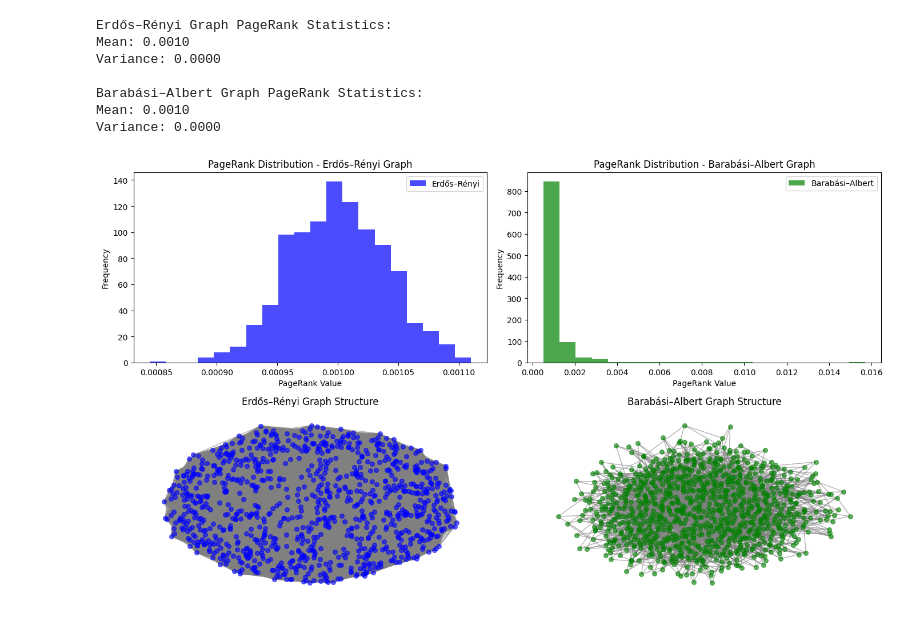
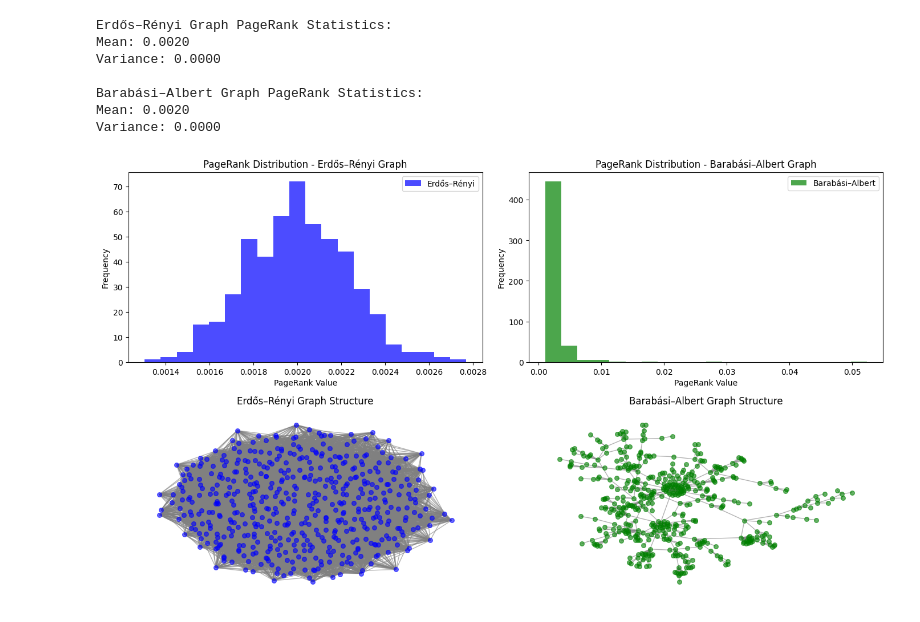
Before and after one commit to jonathan-fro/Ml-in-the-Web, a Jupyter notebook: Sheet01.ipynb, the cells around one changed output. Drawn from its saved outputs; the diff is of its cells as text; code cells hidden in the pictures.

```diff
--- a/Sheet01.ipynb
+++ b/Sheet01.ipynb
@@ -48,6 +48,7 @@ Exercise 2
 
 '''
 # %%
+# Solution for (b)
 # ChatGPT was used to create this demonstration
 
 import networkx as nx
@@ -56,9 +57,9 @@ import scipy.stats as stats
 import matplotlib.pyplot as plt
 
 # Parameters
-N = 1000        # Number of nodes
-p = 0.3       # Probability of edge creation for Erdős–Rényi model
-m = 3         # Number of edges to attach from a new node to existing nodes in BA model
+N = 500      # Number of nodes
+p = 0.1       # Probability of edge creation for Erdős–Rényi model
+m = 1        # Number of edges to attach from a new node to existing nodes in BA model
 
 # Generate Erdős–Rényi (ER) graph and Barabási–Albert (BA) graph
 G_ER = nx.erdos_renyi_graph(N, p)
@@ -100,33 +101,33 @@ plt.subplot(2, 2, 1)
 plt.hist(pr_values_ER, bins=20, color='blue', alpha=0.7, label='Erdős–Rényi')
 plt.title("PageRank Distribution - Erdős–Rényi Graph")
 plt.xlabel("PageRank Value")
 plt.ylabel("Frequency")
 plt.legend()
 
 plt.subplot(2, 2, 2)
 plt.hist(pr_values_BA, bins=20, color='green', alpha=0.7, label='Barabási–Albert')
 plt.title("PageRank Distribution - Barabási–Albert Graph")
 plt.xlabel("PageRank Value")
 plt.ylabel("Frequency")
 plt.legend()
 
 # Plot the graphs themselves
 plt.subplot(2, 2, 3)
 nx.draw(G_ER, node_size=30, node_color='blue', edge_color='gray', alpha=0.6, with_labels=False)
 plt.title("Erdős–Rényi Graph Structure")
 
 plt.subplot(2, 2, 4)
 nx.draw(G_BA, node_size=30, node_color='green', edge_color='gray', alpha=0.6, with_labels=False)
 plt.title("Barabási–Albert Graph Structure")
 
 plt.tight_layout()
 plt.show()
 # %% [output]
 Erdős–Rényi Graph PageRank Statistics:
-Mean: 0.0010
+Mean: 0.0020
 Variance: 0.0000
 
 Barabási–Albert Graph PageRank Statistics:
-Mean: 0.0010
+Mean: 0.0020
 Variance: 0.0000
-[figure, old version]
+[figure, new version]
```
Also changed, not shown: 1 other file.
